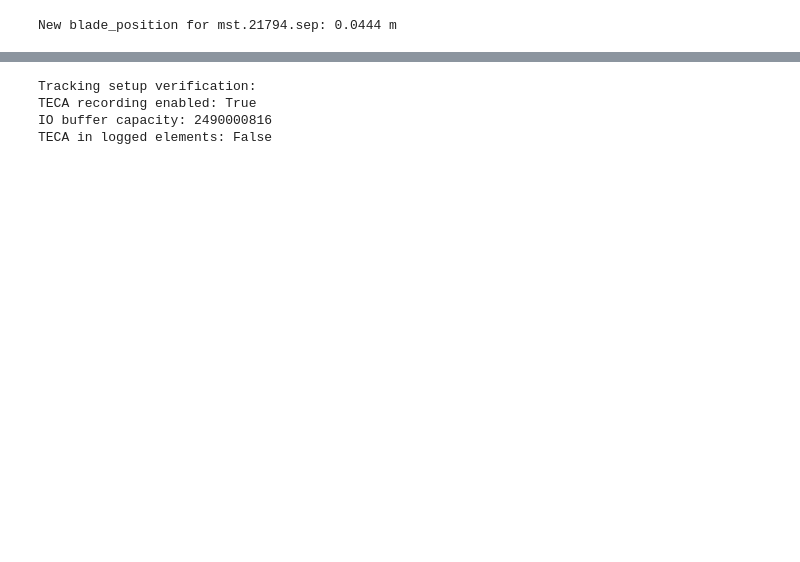
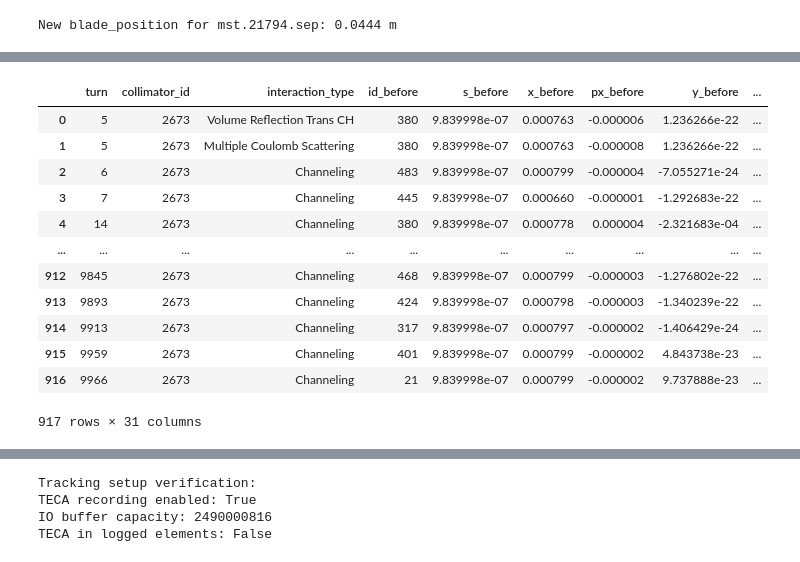
Before and after one commit to giacomells/Technical-Student-2024-2025, a Jupyter notebook: Non-Resonant Extraction/RecordIntereaction.ipynb, the cells around one changed output, grey strips where cells are left out. Drawn from its saved outputs; the diff is of its cells as text; code cells hidden in the pictures; blank space fills up the shorter version.

```diff
--- a/Non-Resonant Extraction/RecordIntereaction.ipynb
+++ b/Non-Resonant Extraction/RecordIntereaction.ipynb
@@ -541,0 +552,16 @@ plt.show()
+# %%
+df
+# %% [output]
+|  | turn | collimator_id | interaction_type | id_before | s_before | x_before | px_before | y_before | ... |
+| 0 | 5 | 2673 | Volume Reflection Trans CH | 380 | 9.839998e-07 | 0.000763 | -0.000006 | 1.236266e-22 | ... |
+| 1 | 5 | 2673 | Multiple Coulomb Scattering | 380 | 9.839998e-07 | 0.000763 | -0.000008 | 1.236266e-22 | ... |
+| 2 | 6 | 2673 | Channeling | 483 | 9.839998e-07 | 0.000799 | -0.000004 | -7.055271e-24 | ... |
+| 3 | 7 | 2673 | Channeling | 445 | 9.839998e-07 | 0.000660 | -0.000001 | -1.292683e-22 | ... |
+| 4 | 14 | 2673 | Channeling | 380 | 9.839998e-07 | 0.000778 | 0.000004 | -2.321683e-04 | ... |
+| ... | ... | ... | ... | ... | ... | ... | ... | ... | ... |
+| 912 | 9845 | 2673 | Channeling | 468 | 9.839998e-07 | 0.000799 | -0.000003 | -1.276802e-22 | ... |
+| 913 | 9893 | 2673 | Channeling | 424 | 9.839998e-07 | 0.000798 | -0.000003 | -1.340239e-22 | ... |
+| 914 | 9913 | 2673 | Channeling | 317 | 9.839998e-07 | 0.000797 | -0.000002 | -1.406429e-24 | ... |
+| 915 | 9959 | 2673 | Channeling | 401 | 9.839998e-07 | 0.000799 | -0.000002 | 4.843738e-23 | ... |
+| 916 | 9966 | 2673 | Channeling | 21 | 9.839998e-07 | 0.000799 | -0.000002 | 9.737888e-23 | ... |
+917 rows × 31 columns
```
Also changed, not shown: parts of 26 cells of this notebook.
